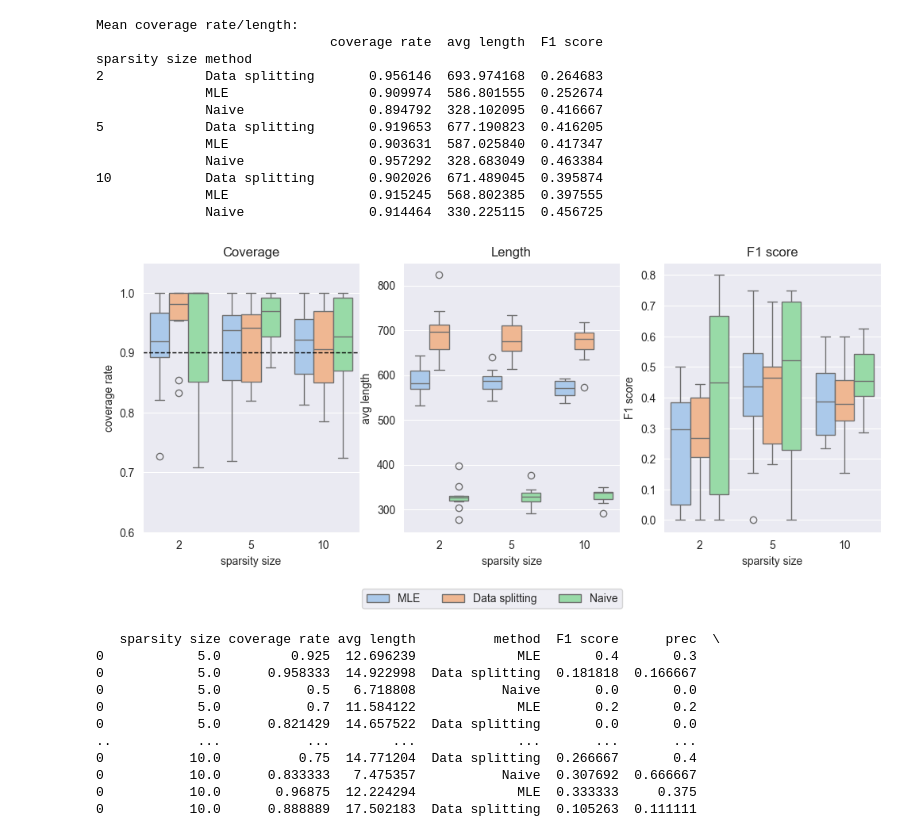
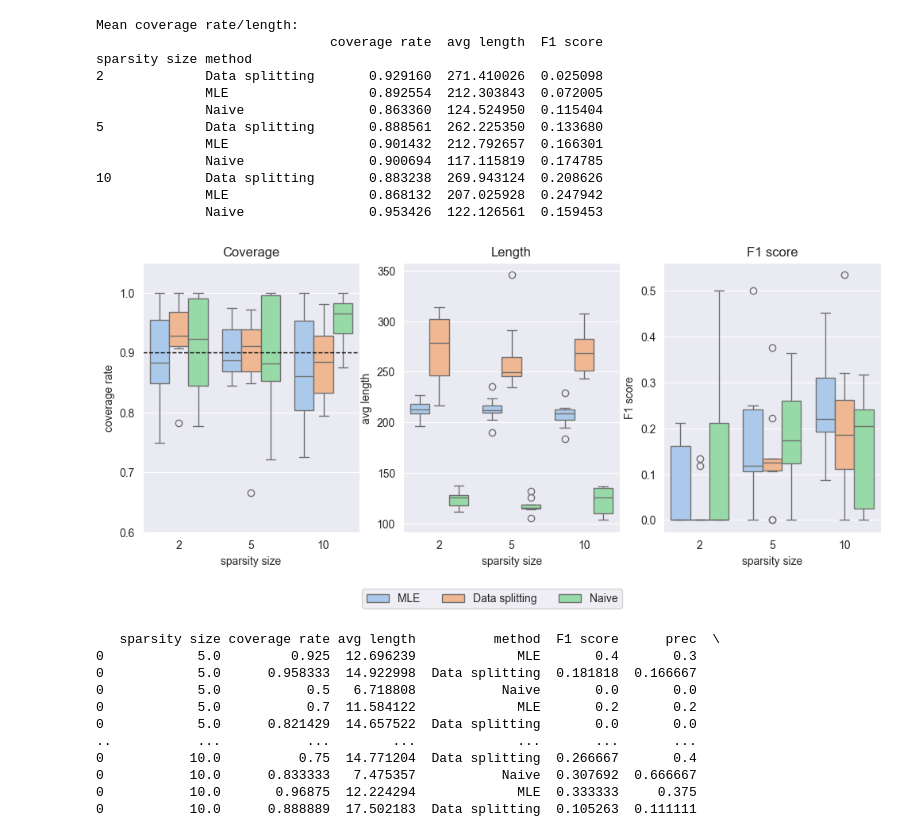
Before and after one commit to yiling-h/SI-Interaction, a Jupyter notebook: selectinf/Simulation/plotting.ipynb, the cells around one changed output. Cells and saved outputs as stored; diff of their text form; code cells hidden in the pictures.

```diff
--- a/selectinf/Simulation/plotting.ipynb
+++ b/selectinf/Simulation/plotting.ipynb
@@ -57,21 +57,21 @@ def plotting(path='cubicspline_vary_sparsity0_0_3_3_0_20.csv'):
 
     plt.show()
 # %%
-plotting('cubicspline_vary_sparsity0_0_3_5_0_10.csv')
+plotting('cubicspline_vary_sparsity0_0_3_3_0_10.csv')
 # %% [output]
 Mean coverage rate/length:
                               coverage rate  avg length  F1 score
 sparsity size method
-2             Data splitting       0.956146  693.974168  0.264683
-              MLE                  0.909974  586.801555  0.252674
-              Naive                0.894792  328.102095  0.416667
-5             Data splitting       0.919653  677.190823  0.416205
-              MLE                  0.903631  587.025840  0.417347
-              Naive                0.957292  328.683049  0.463384
-10            Data splitting       0.902026  671.489045  0.395874
-              MLE                  0.915245  568.802385  0.397555
-              Naive                0.914464  330.225115  0.456725
+2             Data splitting       0.929160  271.410026  0.025098
+              MLE                  0.892554  212.303843  0.072005
+              Naive                0.863360  124.524950  0.115404
+5             Data splitting       0.888561  262.225350  0.133680
+              MLE                  0.901432  212.792657  0.166301
+              Naive                0.900694  117.115819  0.174785
+10            Data splitting       0.883238  269.943124  0.208626
+              MLE                  0.868132  207.025928  0.247942
+              Naive                0.953426  122.126561  0.159453
-[figure, old version]
+[figure, new version]
 # %%
 def CI_to_oper_char(CI_path, oper_char_path, iter_num,
                     methods=['MLE', 'Data splitting', 'Naive']):
```
Also changed, not shown: 3 other files.
